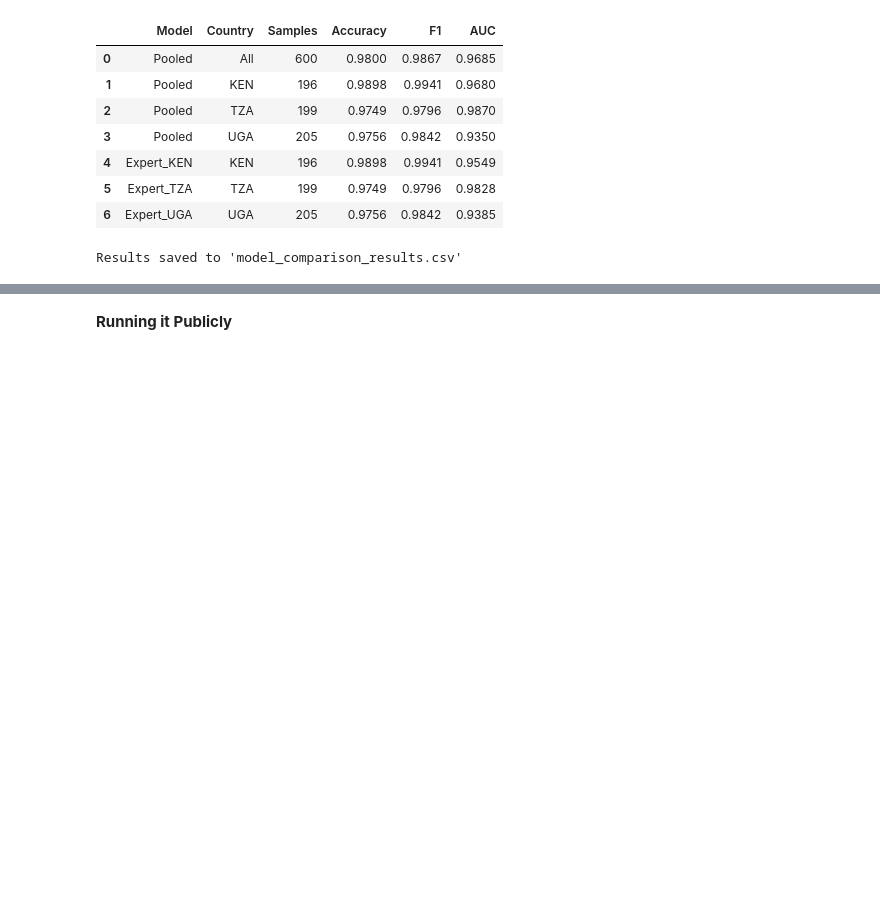
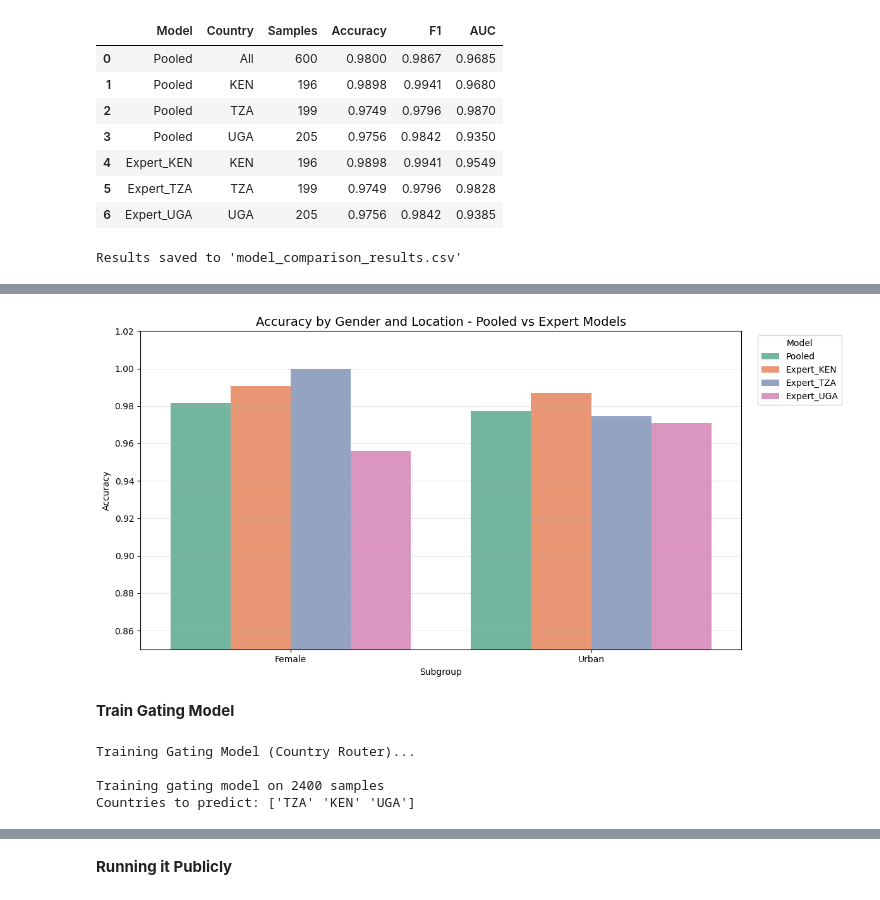
Before and after one commit to sitahlango-maker/Financial_Inclusion, a Jupyter notebook: copy_of_financialinclusion.ipynb, the cells around one changed output, grey strips where cells are left out. Drawn from its saved outputs; the diff is of its cells as text; code cells hidden in the pictures; blank space fills up the shorter version.

```diff
--- a/copy_of_financialinclusion.ipynb
+++ b/copy_of_financialinclusion.ipynb
@@ -1256,3 +863,0 @@ print("Value counts:\n", pd.Series(country_codes_train).value_counts())
-# %%
-gating = RandomForestClassifier(n_estimators=50, random_state=42)
-gating.fit(X_train, country_codes_train)
@@ -1338,0 +1014,19 @@ else:
+# %%
+# Getting the Predictions
+pooled_preds = model_pooled.predict(X_test)
+
+expert_preds_dict = {}
+for country, model in experts.items():
+    mask = (country_test == country)
+    if mask.sum() > 0:
+        expert_preds_dict[country] = model.predict(X_test[mask])
+
+# Calculating Accuracies
+subgroup_results = []
+
+dimensions = [
+    ('Gender', 'Gender'),
+    ('Location', 'Location'),
+    ('Income Quintile', 'inc_q'),
+    ('Age Group', 'Age_Group')
+]
@@ -1338,0 +1100,45 @@ else:
+# %%
+# Visualization
+plt.figure(figsize=(12, 6))
+key_df = subgroup_df[subgroup_df['Dimension'].isin(['Gender', 'Location'])]
+
+sns.barplot(
+    data=key_df,
+    x='Subgroup',
+    y='Accuracy',
+    hue='Model',
+    palette='Set2'
+)
+
+plt.title('Accuracy by Gender and Location - Pooled vs Expert Models', fontsize=14)
+plt.ylabel('Accuracy')
+plt.ylim(0.85, 1.02)
+plt.legend(title='Model', bbox_to_anchor=(1.02, 1), loc='upper left')
+plt.grid(axis='y', alpha=0.3)
+plt.tight_layout()
+plt.show()
+# %% [output]
+[figure, added]
+# %% [markdown]
+**Train Gating Model**
+# %%
+# Trainning Gating Model
+# Trainning a Random Forest to predict country_code
+
+from sklearn.ensemble import RandomForestClassifier
+from sklearn.metrics import accuracy_score, classification_report
+import pandas as pd
+
+print("Training Gating Model (Country Router)...\n")
+
+# Preparing  data for gating model
+gating_X = X_train.copy()
+gating_y = country_train.copy()          # Target = country_code (KEN, TZA, UGA)
+
+print(f"Training gating model on {len(gating_X)} samples")
+print(f"Countries to predict: {gating_y.unique()}")
+# %% [output]
+Training Gating Model (Country Router)...
+
+Training gating model on 2400 samples
+Countries to predict: ['TZA' 'KEN' 'UGA']
```
Also changed, not shown: parts of 90 cells of this notebook.
